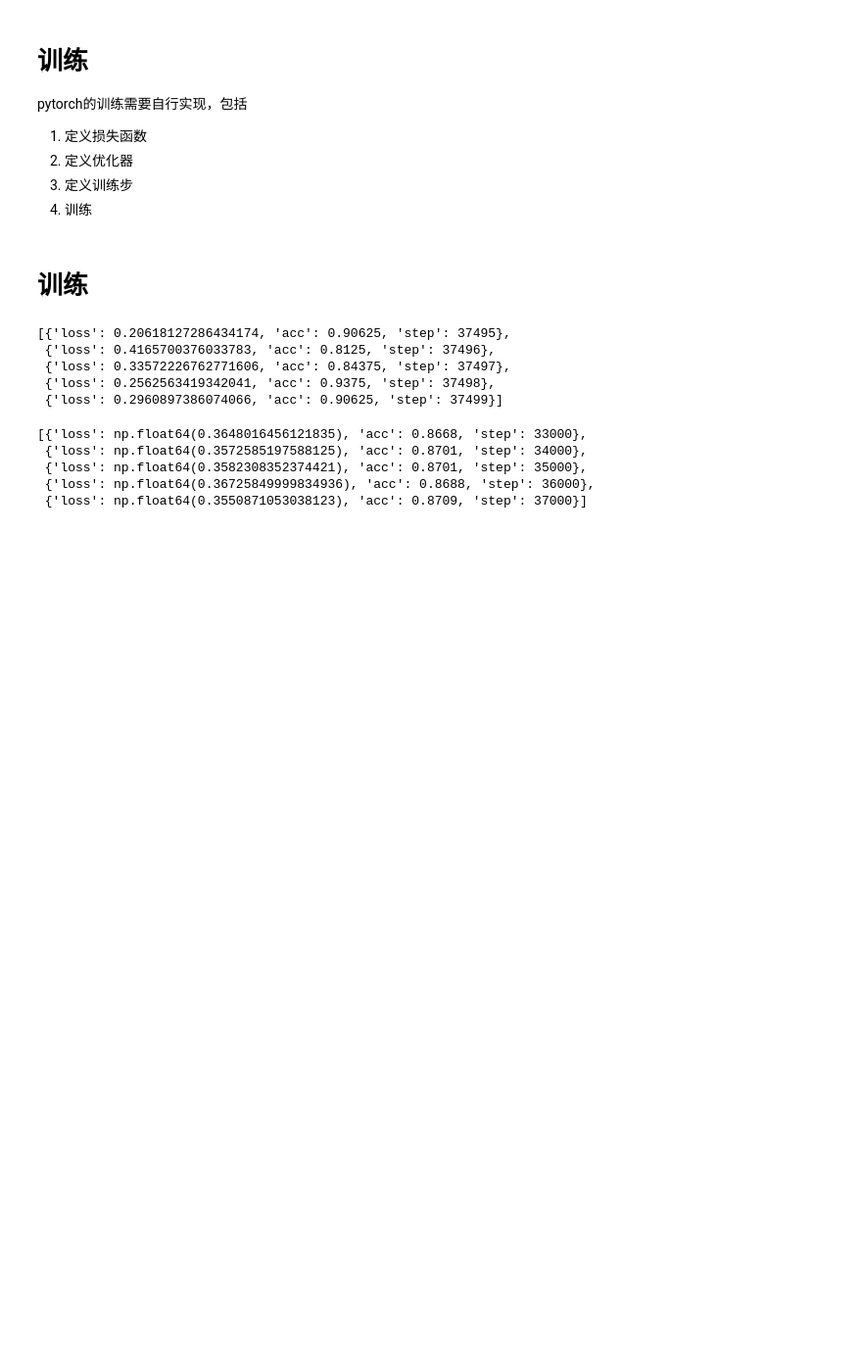
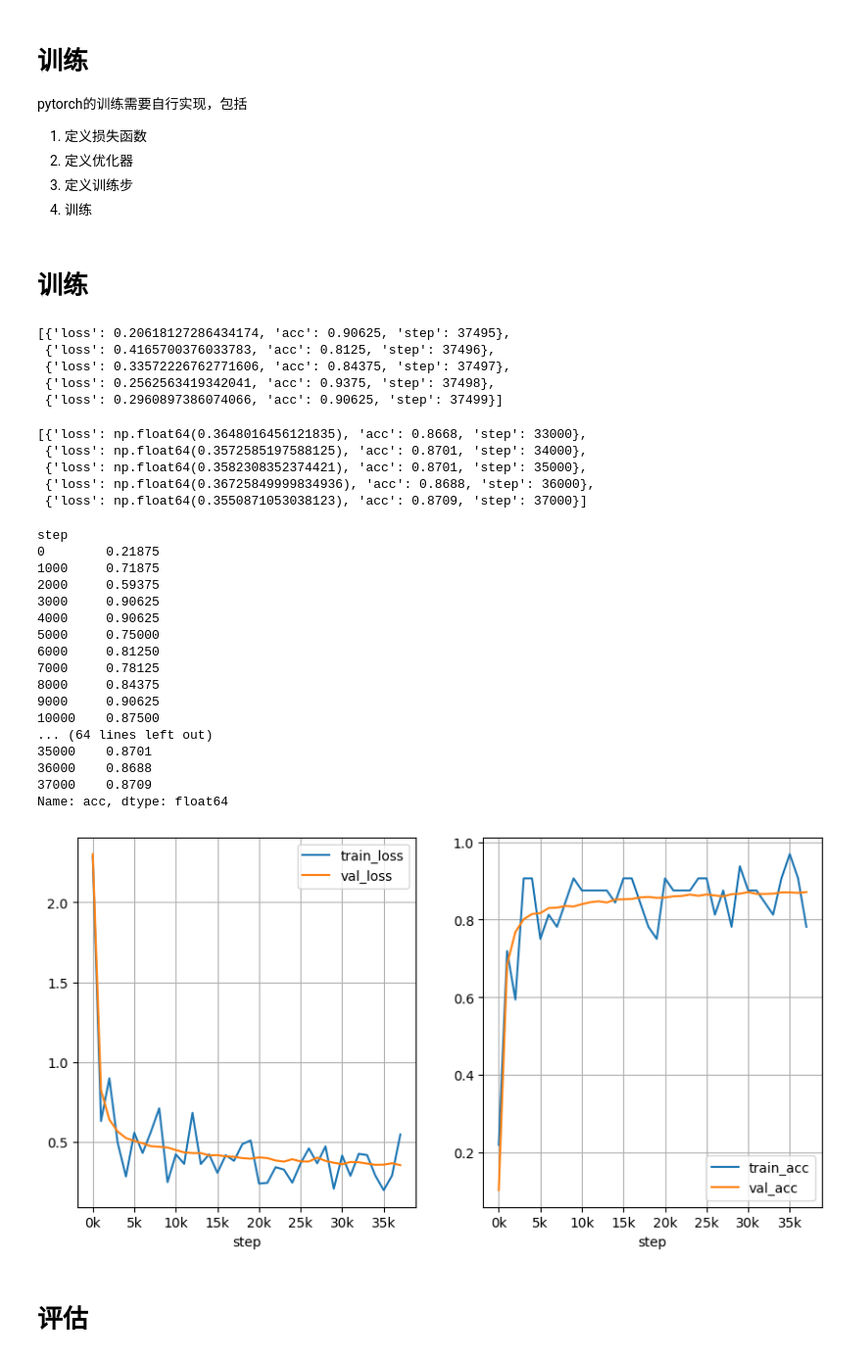
Before and after one commit to Brynn-jx/DeepLearning, a Jupyter notebook: deep_learning/classification.ipynb, the cells around one changed output. Shown: that part at 98% size. Cells and saved outputs as stored; diff of their text form; code cells hidden in the pictures; blank space fills up the shorter version.

Commit message:
deep learning

```diff
--- a/deep_learning/classification.ipynb
+++ b/deep_learning/classification.ipynb
@@ -311,3 +311,47 @@ record["val"][-5:]
  {'loss': np.float64(0.3582308352374421), 'acc': 0.8701, 'step': 35000},
  {'loss': np.float64(0.36725849999834936), 'acc': 0.8688, 'step': 36000},
  {'loss': np.float64(0.3550871053038123), 'acc': 0.8709, 'step': 37000}]
+# %%
+def plot_learning_curve(record_dict, sample_step=1000):
+    train_df = pd.DataFrame(record_dict["train"]).set_index("step").iloc[::sample_step] # 指定步数切片
+    val_df = pd.DataFrame(record_dict["val"]).set_index("step")
+    last_step = train_df.index[-1] # 最后一步的步数
+    print(train_df['acc'])
+    print(val_df['acc'])
+    # plot
+    fig_num = len(train_df.columns)
+    # 返回的是画布和子图数组，里面存放的是子图对象
+    fig, axs = plt.subplots(1, fig_num, figsize = (fig_num * 5, 5))
+    for idx, item in enumerate(train_df.columns):
+        axs[idx].plot(train_df.index, train_df[item], label=f"train_{item}")
+        axs[idx].plot(val_df.index, val_df[item], label=f"val_{item}")
+        axs[idx].grid()
+        axs[idx].legend()
+        axs[idx].set_xticks(range(0, train_df.index[-1], 5000))
+        axs[idx].set_xticklabels(map(lambda x: f"{int(x/1000)}k", range(0, last_step, 5000)))
+        axs[idx].set_xlabel("step")
+
+    plt.show()
+
+plot_learning_curve(record)
+# %% [output]
+step
+0        0.21875
+1000     0.71875
+2000     0.59375
+3000     0.90625
+4000     0.90625
+5000     0.75000
+6000     0.81250
+7000     0.78125
+8000     0.84375
+9000     0.90625
+10000    0.87500
+... (64 lines left out)
+35000    0.8701
+36000    0.8688
+37000    0.8709
+Name: acc, dtype: float64
+[figure, added]
+# %% [markdown]
+# 评估
```
Also changed, not shown: parts of 1 cell of this notebook.
